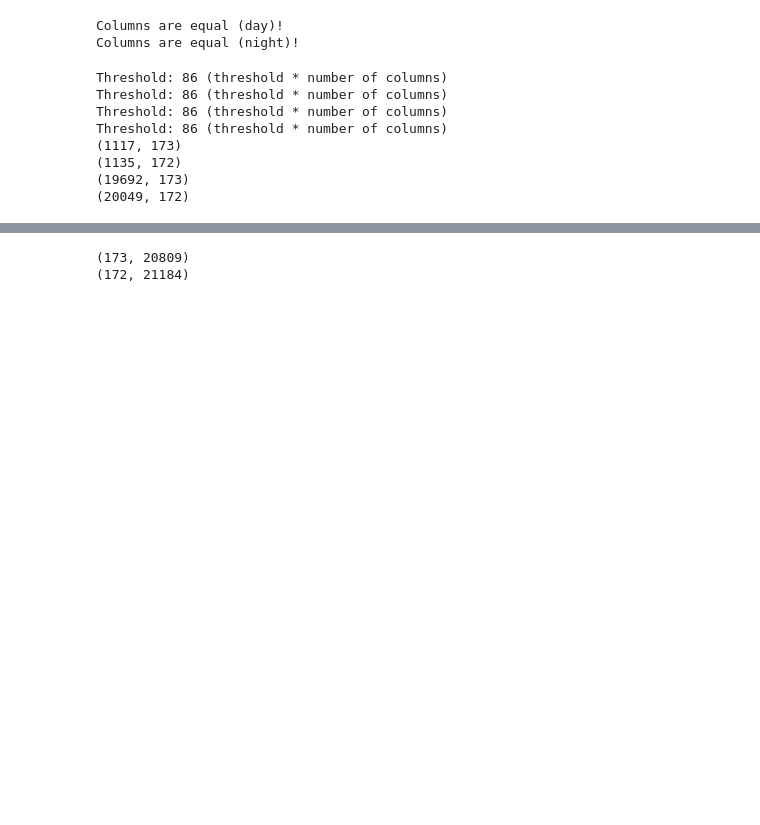
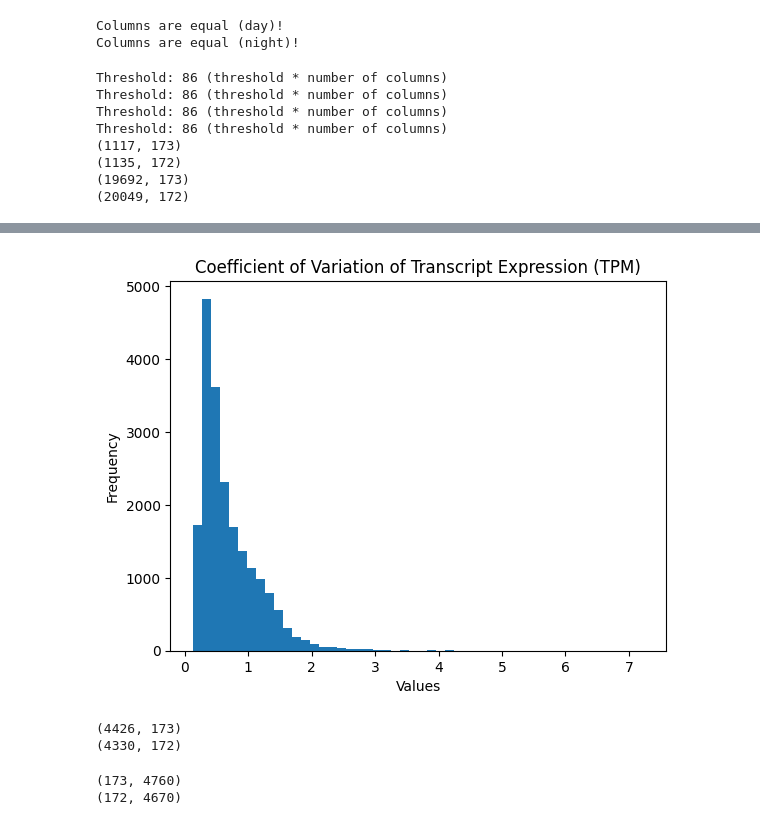
Before and after one commit to SantosRAC/maize_microbiome_transcriptomics, a Jupyter notebook: correlations_rnaseq_metataxonomics/expr_otus_correlations.ipynb, the cells around one changed output, grey strips where cells are left out. Saved outputs shown, nothing was run; the diff lists cells and outputs as text; code cells hidden in the pictures; blank space fills up the shorter version.

```diff
--- a/correlations_rnaseq_metataxonomics/expr_otus_correlations.ipynb
+++ b/correlations_rnaseq_metataxonomics/expr_otus_correlations.ipynb
@@ -393,16 +459,38 @@ Threshold: 86 (threshold * number of columns)
+# %%
+import matplotlib.pyplot as plt
+
+kremling_expression_v5_night_renamed_zeros_filtered_cv.plot.hist(bins=50)
+
+# Set the title and labels
+plt.title("Coefficient of Variation of Transcript Expression (TPM)")
+plt.xlabel("Values")
+plt.ylabel("Frequency")
+
+# Show the plot
+plt.show()
+# %% [output]
+[figure, added]
+# %%
+kremling_expression_v5_day_renamed_zeros_filtered_cv1 = kremling_expression_v5_day_renamed_zeros_filtered.loc[kremling_expression_v5_day_renamed_zeros_filtered_cv[kremling_expression_v5_day_renamed_zeros_filtered_cv > 1].index]
+kremling_expression_v5_night_renamed_zeros_filtered_cv1 = kremling_expression_v5_night_renamed_zeros_filtered.loc[kremling_expression_v5_night_renamed_zeros_filtered_cv[kremling_expression_v5_night_renamed_zeros_filtered_cv > 1].index]
+print(kremling_expression_v5_day_renamed_zeros_filtered_cv1.shape)
+print(kremling_expression_v5_night_renamed_zeros_filtered_cv1.shape)
+# %% [output]
+(4426, 173)
+(4330, 172)
 # %%
-concatenated_day_df = pd.concat([kremling_expression_v5_day_renamed_zeros_filtered,
-                             otu_table_merged_day_zeros_filtered], axis=0)
-concatenated_night_df = pd.concat([kremling_expression_v5_night_renamed_zeros_filtered,
-                             otu_table_merged_night_zeros_filtered], axis=0)
+concatenated_day_df = pd.concat([kremling_expression_v5_day_renamed_zeros_filtered_cv1,
+                             otu_table_merged_day_zeros_filtered_cv2], axis=0)
+concatenated_night_df = pd.concat([kremling_expression_v5_night_renamed_zeros_filtered_cv1,
+                             otu_table_merged_night_zeros_filtered_cv2], axis=0)
 
 concatenated_day_transposed = concatenated_day_df.T
 concatenated_night_transposed = concatenated_night_df.T
 print(concatenated_day_transposed.shape)
 print(concatenated_night_transposed.shape)
 # %% [output]
-(173, 20809)
-(172, 21184)
+(173, 4760)
+(172, 4670)
 # %%
 from corals.threads import set_threads_for_external_libraries
 set_threads_for_external_libraries(n_threads=1)
```
Also changed, not shown: parts of 13 cells of this notebook, 1 other file.
